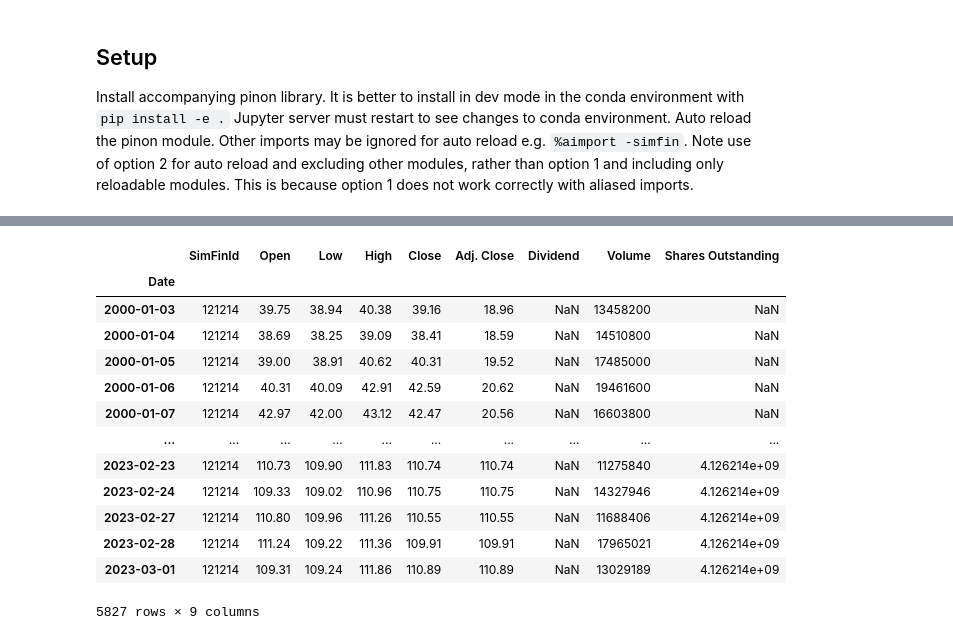
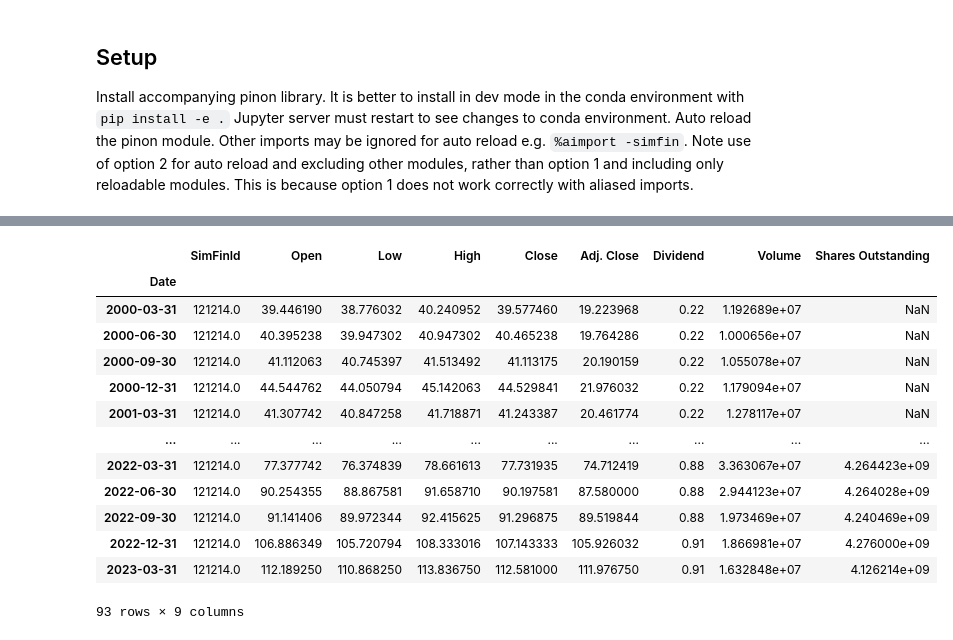
Before and after one commit to ddannenb/pinon, a Jupyter notebook: notebooks/try1.ipynb, the cells around one changed output, grey strips where cells are left out. Saved outputs shown, nothing was run; the diff lists cells and outputs as text; code cells hidden in the pictures.

```diff
--- a/notebooks/try1.ipynb
+++ b/notebooks/try1.ipynb
@@ -34,5 +36,20 @@ dp = pn.DailyPrices()
 # %%
 down = dp.downsample_prices('XOM')
 # %%
-down.mean()
+down
+# %% [output]
+|  | SimFinId | Open | Low | High | Close | Adj. Close | Dividend | Volume | Shares Outstanding |
+| Date |  |  |  |  |  |  |  |  |  |
+| 2000-03-31 | 121214.0 | 39.446190 | 38.776032 | 40.240952 | 39.577460 | 19.223968 | 0.22 | 1.192689e+07 | NaN |
+| 2000-06-30 | 121214.0 | 40.395238 | 39.947302 | 40.947302 | 40.465238 | 19.764286 | 0.22 | 1.000656e+07 | NaN |
+| 2000-09-30 | 121214.0 | 41.112063 | 40.745397 | 41.513492 | 41.113175 | 20.190159 | 0.22 | 1.055078e+07 | NaN |
+| 2000-12-31 | 121214.0 | 44.544762 | 44.050794 | 45.142063 | 44.529841 | 21.976032 | 0.22 | 1.179094e+07 | NaN |
+| 2001-03-31 | 121214.0 | 41.307742 | 40.847258 | 41.718871 | 41.243387 | 20.461774 | 0.22 | 1.278117e+07 | NaN |
+| ... | ... | ... | ... | ... | ... | ... | ... | ... | ... |
+| 2022-03-31 | 121214.0 | 77.377742 | 76.374839 | 78.661613 | 77.731935 | 74.712419 | 0.88 | 3.363067e+07 | 4.264423e+09 |
+| 2022-06-30 | 121214.0 | 90.254355 | 88.867581 | 91.658710 | 90.197581 | 87.580000 | 0.88 | 2.944123e+07 | 4.264028e+09 |
+| 2022-09-30 | 121214.0 | 91.141406 | 89.972344 | 92.415625 | 91.296875 | 89.519844 | 0.88 | 1.973469e+07 | 4.240469e+09 |
+| 2022-12-31 | 121214.0 | 106.886349 | 105.720794 | 108.333016 | 107.143333 | 105.926032 | 0.91 | 1.866981e+07 | 4.276000e+09 |
+| 2023-03-31 | 121214.0 | 112.189250 | 110.868250 | 113.836750 | 112.581000 | 111.976750 | 0.91 | 1.632848e+07 | 4.126214e+09 |
+93 rows × 9 columns
 # %%
@@ -40,17 +56,0 @@ dps = dp.get_daily_prices(['XOM', CVX'])
-# %%
-dps.loc['XOM']
-# %% [output]
-|  | SimFinId | Open | Low | High | Close | Adj. Close | Dividend | Volume | Shares Outstanding |
-| Date |  |  |  |  |  |  |  |  |  |
-| 2000-01-03 | 121214 | 39.75 | 38.94 | 40.38 | 39.16 | 18.96 | NaN | 13458200 | NaN |
-| 2000-01-04 | 121214 | 38.69 | 38.25 | 39.09 | 38.41 | 18.59 | NaN | 14510800 | NaN |
-| 2000-01-05 | 121214 | 39.00 | 38.91 | 40.62 | 40.31 | 19.52 | NaN | 17485000 | NaN |
-| 2000-01-06 | 121214 | 40.31 | 40.09 | 42.91 | 42.59 | 20.62 | NaN | 19461600 | NaN |
-| 2000-01-07 | 121214 | 42.97 | 42.00 | 43.12 | 42.47 | 20.56 | NaN | 16603800 | NaN |
-| ... | ... | ... | ... | ... | ... | ... | ... | ... | ... |
-| 2023-02-23 | 121214 | 110.73 | 109.90 | 111.83 | 110.74 | 110.74 | NaN | 11275840 | 4.126214e+09 |
-| 2023-02-24 | 121214 | 109.33 | 109.02 | 110.96 | 110.75 | 110.75 | NaN | 14327946 | 4.126214e+09 |
-| 2023-02-27 | 121214 | 110.80 | 109.96 | 111.26 | 110.55 | 110.55 | NaN | 11688406 | 4.126214e+09 |
-| 2023-02-28 | 121214 | 111.24 | 109.22 | 111.36 | 109.91 | 109.91 | NaN | 17965021 | 4.126214e+09 |
-| 2023-03-01 | 121214 | 109.31 | 109.24 | 111.86 | 110.89 | 110.89 | NaN | 13029189 | 4.126214e+09 |
-5827 rows × 9 columns
```
Also changed, not shown: parts of 13 cells of this notebook, 2 other files.
